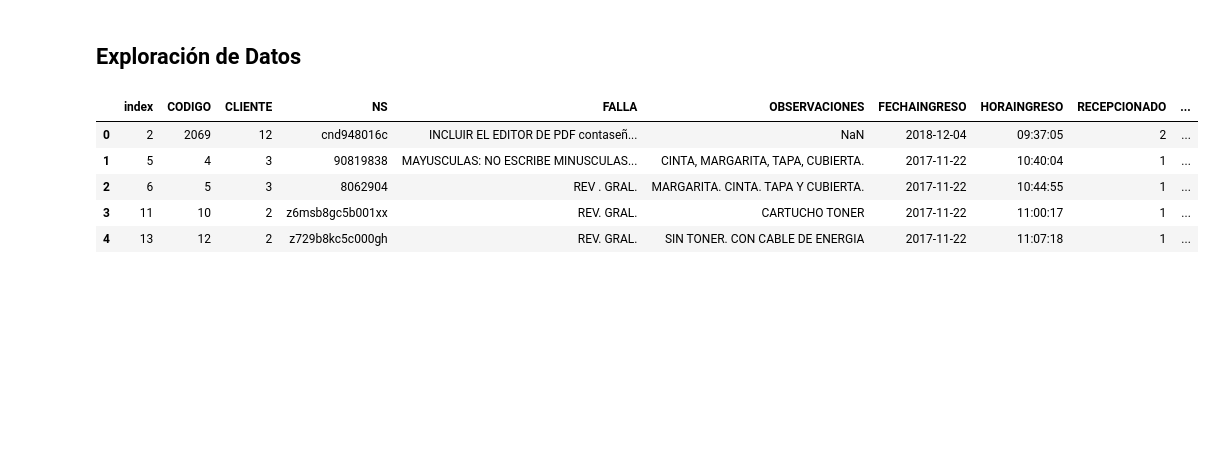
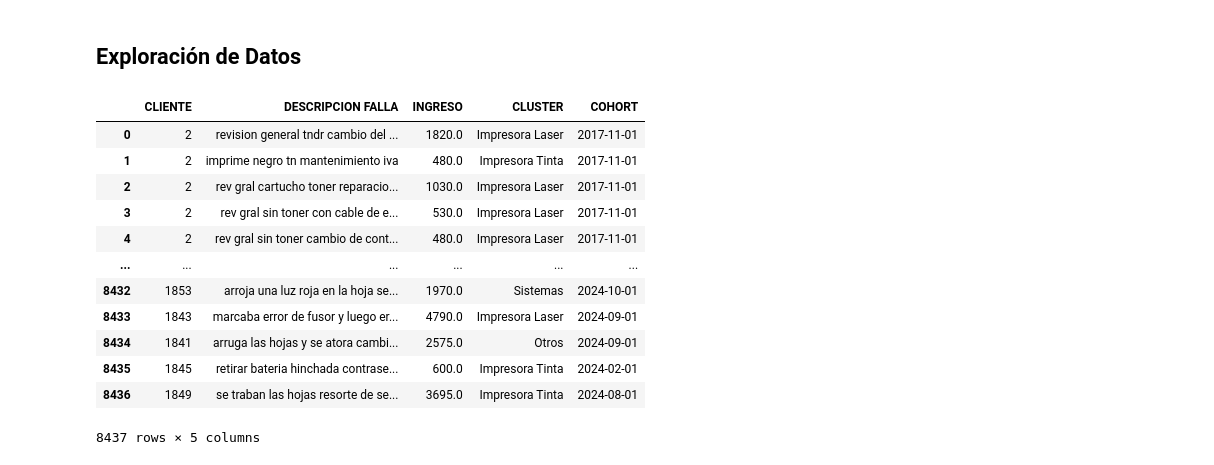
Before and after one commit to luisejdm/Analisis_de_datos_financieros_y_de_diseno_de_indicadores, a Jupyter notebook: Proyecto/Proyecto.ipynb, the cells around one changed output. Saved outputs shown, nothing was run; the diff lists cells and outputs as text; code cells hidden in the pictures; blank space fills up the shorter version.

```diff
--- a/Proyecto/Proyecto.ipynb
+++ b/Proyecto/Proyecto.ipynb
@@ -24,0 +30,3 @@ tipo_aparato = pd.read_csv('data/TIPO_APARATO.csv', encoding='latin1')
+# %%
+reparaciones = pd.read_csv('reparaciones.csv')
+reparaciones.head()
@@ -24,0 +68,3 @@ tipo_aparato = pd.read_csv('data/TIPO_APARATO.csv', encoding='latin1')
+# %%
+threshold = reparaciones['SIMILITUD COSENO'].quantile(0.1)
+threshold
@@ -24,0 +89,4 @@ tipo_aparato = pd.read_csv('data/TIPO_APARATO.csv', encoding='latin1')
+# %%
+reparaciones_thresholded = reparaciones[reparaciones['SIMILITUD COSENO'] >= threshold].reset_index()
+reparaciones_thresholded = reparaciones_thresholded.drop(columns='index')
+reparaciones_thresholded
@@ -25,11 +113,20 @@ tipo_aparato = pd.read_csv('data/TIPO_APARATO.csv', encoding='latin1')
+# %%
+reparaciones = reparaciones_thresholded[['CLIENTE', 'DESCRIPCION FALLA', 'INGRESO', 'CLUSTER', 'COHORT']]
 # %% [markdown]
 ## Exploración de Datos
 # %%
-reparaciones.head()
+reparaciones
 # %% [output]
-|  | index | CODIGO | CLIENTE | NS | FALLA | OBSERVACIONES | FECHAINGRESO | HORAINGRESO | RECEPCIONADO | ... |
-| 0 | 2 | 2069 | 12 | cnd948016c | INCLUIR EL EDITOR DE PDF contaseñ... | NaN | 2018-12-04 | 09:37:05 | 2 | ... |
-| 1 | 5 | 4 | 3 | 90819838 | MAYUSCULAS: NO ESCRIBE MINUSCULAS... | CINTA, MARGARITA, TAPA, CUBIERTA. | 2017-11-22 | 10:40:04 | 1 | ... |
-| 2 | 6 | 5 | 3 | 8062904 | REV . GRAL. | MARGARITA. CINTA. TAPA Y CUBIERTA. | 2017-11-22 | 10:44:55 | 1 | ... |
-| 3 | 11 | 10 | 2 | z6msb8gc5b001xx | REV. GRAL. | CARTUCHO TONER | 2017-11-22 | 11:00:17 | 1 | ... |
-| 4 | 13 | 12 | 2 | z729b8kc5c000gh | REV. GRAL. | SIN TONER. CON CABLE DE ENERGIA | 2017-11-22 | 11:07:18 | 1 | ... |
+|  | CLIENTE | DESCRIPCION FALLA | INGRESO | CLUSTER | COHORT |
+| 0 | 2 | revision general tndr cambio del ... | 1820.0 | Impresora Laser | 2017-11-01 |
+| 1 | 2 | imprime negro tn mantenimiento iva | 480.0 | Impresora Tinta | 2017-11-01 |
+| 2 | 2 | rev gral cartucho toner reparacio... | 1030.0 | Impresora Laser | 2017-11-01 |
+| 3 | 2 | rev gral sin toner con cable de e... | 530.0 | Impresora Laser | 2017-11-01 |
+| 4 | 2 | rev gral sin toner cambio de cont... | 480.0 | Impresora Laser | 2017-11-01 |
+| ... | ... | ... | ... | ... | ... |
+| 8432 | 1853 | arroja una luz roja en la hoja se... | 1970.0 | Sistemas | 2024-10-01 |
+| 8433 | 1843 | marcaba error de fusor y luego er... | 4790.0 | Impresora Laser | 2024-09-01 |
+| 8434 | 1841 | arruga las hojas y se atora cambi... | 2575.0 | Otros | 2024-09-01 |
+| 8435 | 1845 | retirar bateria hinchada contrase... | 600.0 | Impresora Tinta | 2024-02-01 |
+| 8436 | 1849 | se traban las hojas resorte de se... | 3695.0 | Impresora Tinta | 2024-08-01 |
+8437 rows × 5 columns
```
Also changed, not shown: parts of 28 cells of this notebook, 2 other files.
